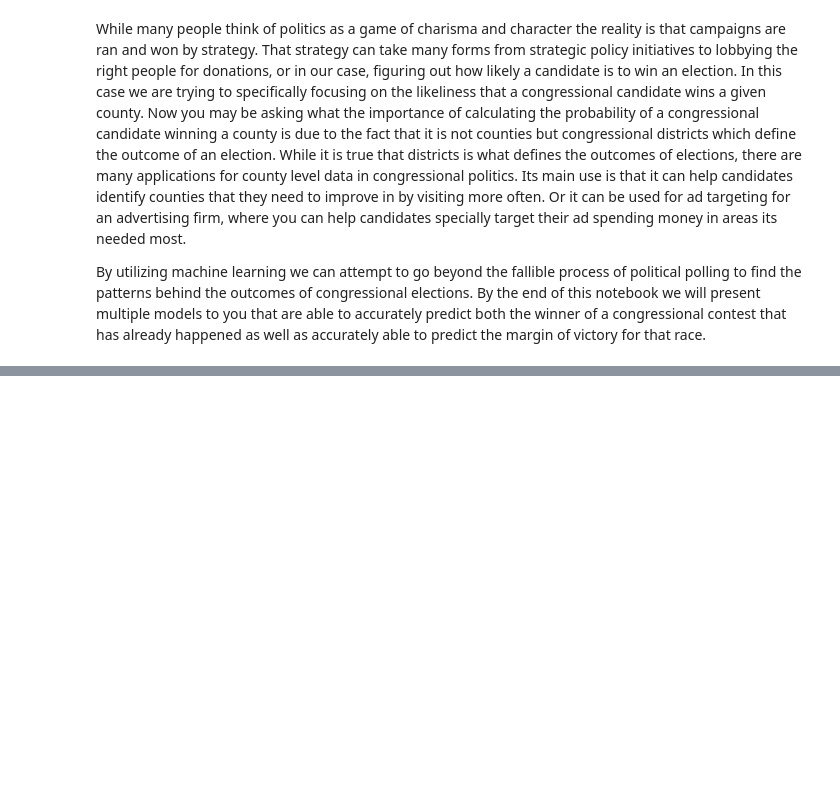
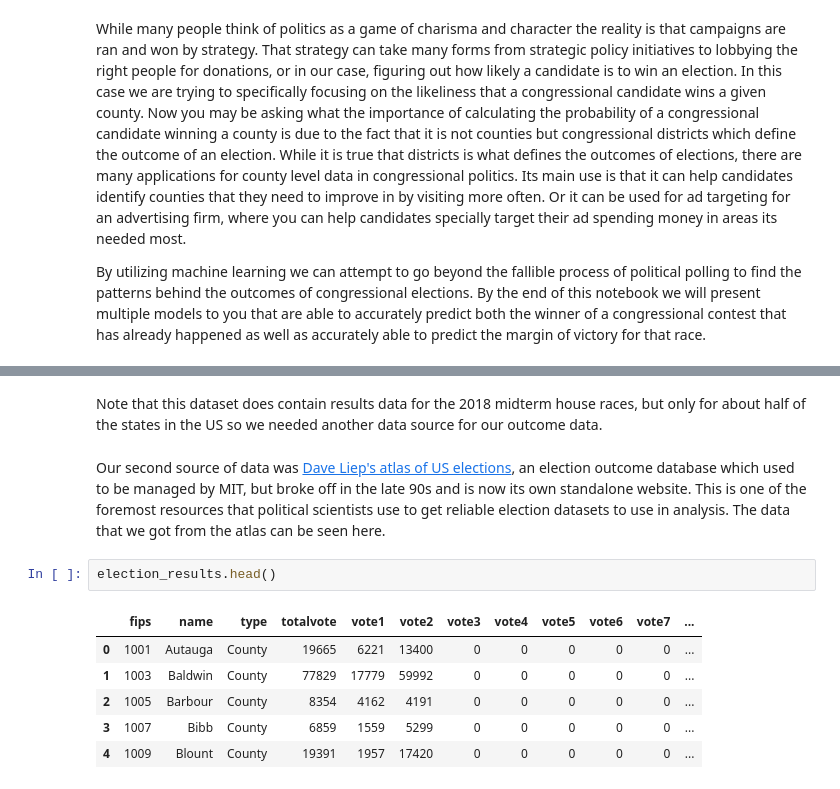
Before and after one commit to Nhunsick/project_3, a Jupyter notebook: Notebooks/Final_Notebook.ipynb, the cells around one changed output, grey strips where cells are left out. Saved outputs shown, nothing was run; the diff lists cells and outputs as text; blank space fills up the shorter version.

```diff
--- a/Notebooks/Final_Notebook.ipynb
+++ b/Notebooks/Final_Notebook.ipynb
@@ -48,0 +72,13 @@ By utilizing machine learning we can attempt to go beyond the fallible process o
+# %% [markdown]
+Note that this dataset does contain results data for the 2018 midterm house races, but only for about half of the states in the US so we needed another data source for our outcome data.
+# %% [markdown]
+Our second source of data was [Dave Liep's atlas of US elections](https://uselectionatlas.org/), an election outcome database which used to be managed by MIT, but broke off in the late 90s and is now its own standalone website. This is one of the foremost resources that political scientists use to get reliable election datasets to use in analysis. The data that we got from the atlas can be seen here.
+# %%
+election_results.head()
+# %% [output]
+|  | fips | name | type | totalvote | vote1 | vote2 | vote3 | vote4 | vote5 | vote6 | vote7 | ... |
+| 0 | 1001 | Autauga | County | 19665 | 6221 | 13400 | 0 | 0 | 0 | 0 | 0 | ... |
+| 1 | 1003 | Baldwin | County | 77829 | 17779 | 59992 | 0 | 0 | 0 | 0 | 0 | ... |
+| 2 | 1005 | Barbour | County | 8354 | 4162 | 4191 | 0 | 0 | 0 | 0 | 0 | ... |
+| 3 | 1007 | Bibb | County | 6859 | 1559 | 5299 | 0 | 0 | 0 | 0 | 0 | ... |
+| 4 | 1009 | Blount | County | 19391 | 1957 | 17420 | 0 | 0 | 0 | 0 | 0 | ... |
```
Also changed, not shown: parts of 14 cells of this notebook.
